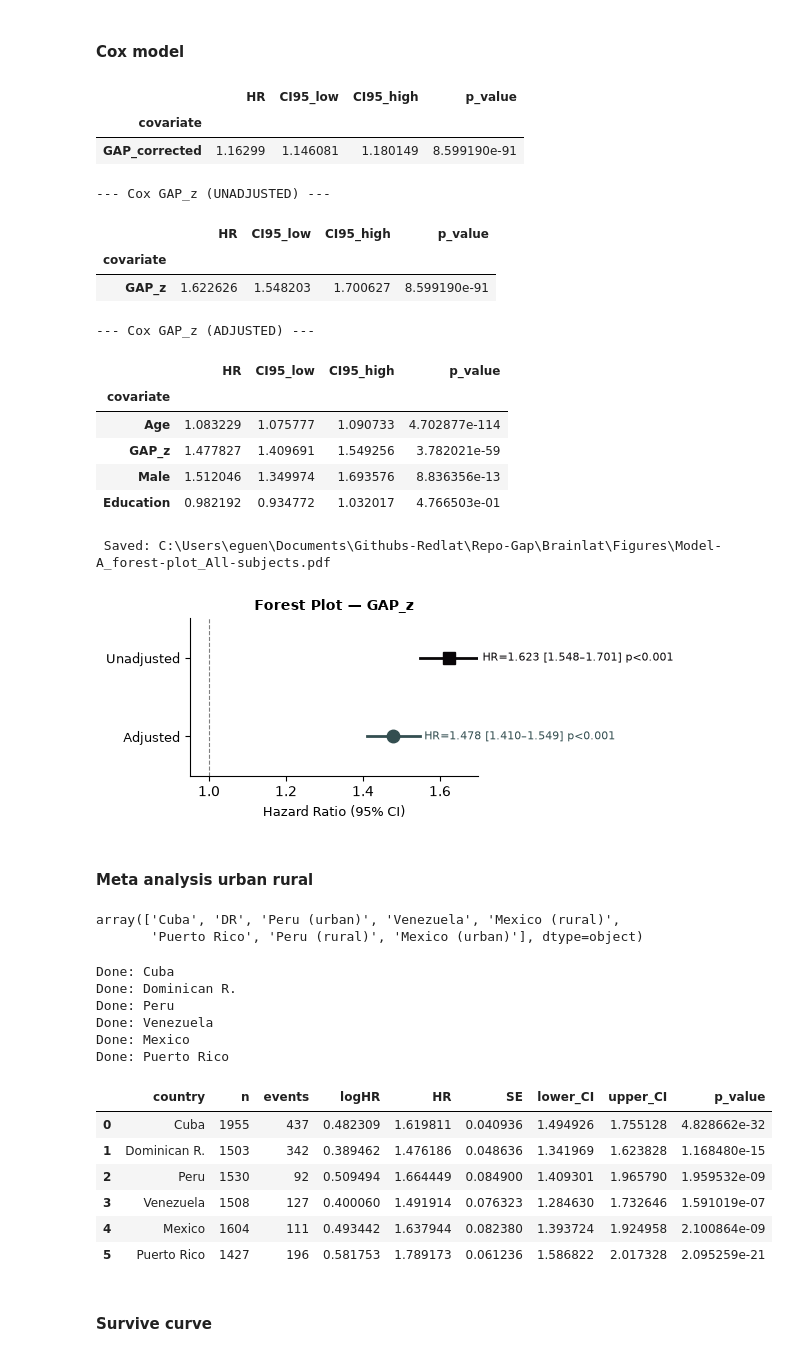
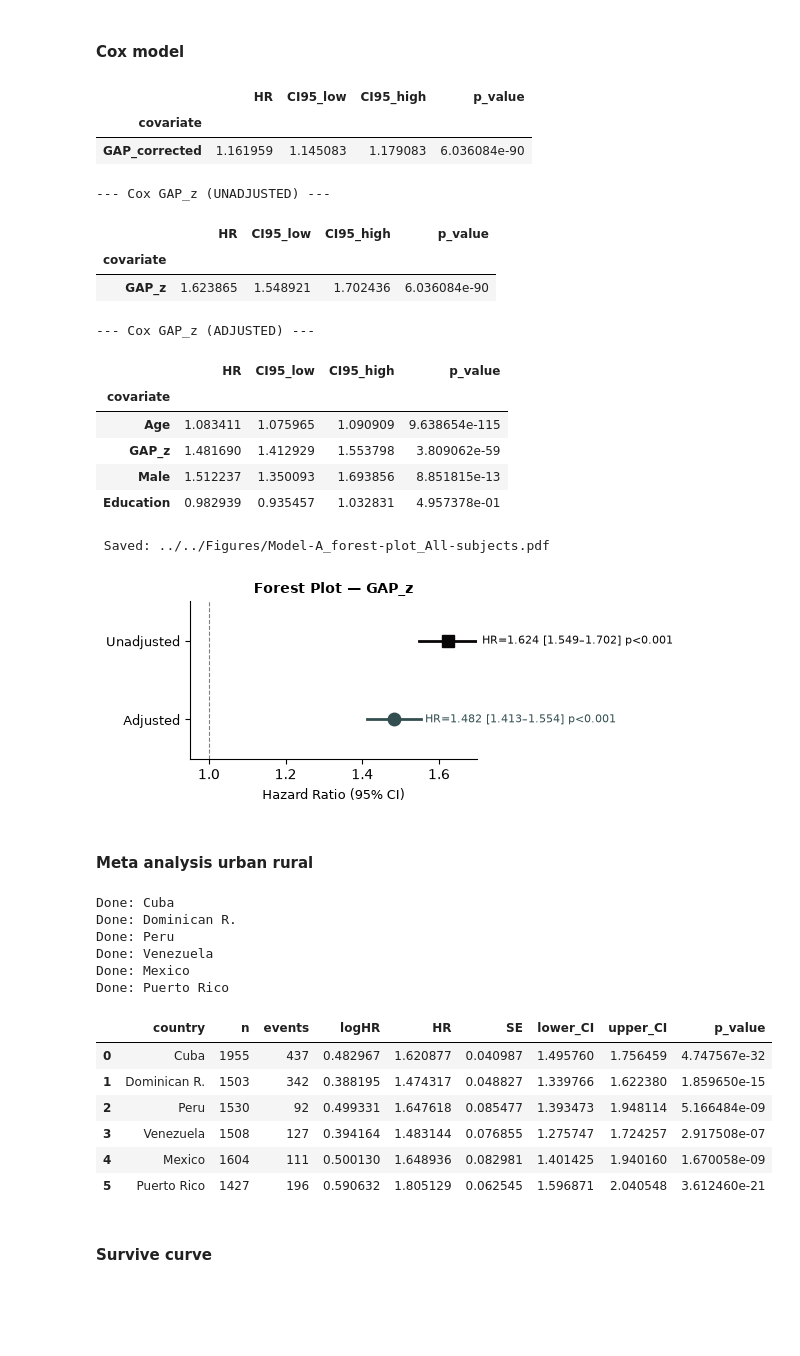
Before and after one commit to sowiroar/BBAGs-Mortality, a Jupyter notebook: Code/Mortality_Models/Survival_Model-A_Full.ipynb, the cells around one changed output. Cells and saved outputs as stored; diff of their text form; code cells hidden in the pictures; blank space fills up the shorter version.

```diff
--- a/Code/Mortality_Models/Survival_Model-A_Full.ipynb
+++ b/Code/Mortality_Models/Survival_Model-A_Full.ipynb
@@ -48,7 +38,12 @@ matched = df_incident.merge(results_GB_orig, on="uid", how="inner", suffixes=("_
 # %% [markdown]
 ### All subjects
 # %%
-matched = df_incident.merge(results_GB_orig, on="uid", how="inner", suffixes=("_inc", "_gb"))
+matched = df_incident.dropna(subset=['uid']).merge(
+    results_GB_orig.dropna(subset=['uid']),
+    on="uid",
+    how="inner",
+    suffixes=("_inc", "_gb")
+)
 
 matched["date"] = pd.to_datetime(matched["date"], errors="coerce")
 matched["death_date"] = pd.to_datetime(matched["death_date"], errors="coerce")
@@ -128,6 +118,7 @@ def forest_plot_gap(cph_unadj, cph_adj,
 # %% [markdown]
 #### Cox model
 # %%
+from IPython.display import display
 df_surv = matched[['time_years', 'event', 'GAP_corrected']].dropna()
 
 cph = CoxPHFitter().fit(df_surv, duration_col='time_years', event_col='event')
@@ -139,11 +130,11 @@ out = out.rename(columns={
   'exp(coef) upper 95%': 'CI95_high',
   'p': 'p_value'
 })
-out
+display(out)
 # %% [output]
 |  | HR | CI95_low | CI95_high | p_value |
 | covariate |  |  |  |  |
-| GAP_corrected | 1.16299 | 1.146081 | 1.180149 | 8.599190e-91 |
+| GAP_corrected | 1.161959 | 1.145083 | 1.179083 | 6.036084e-90 |
 # %%
 covars = ['Age', 'Male', 'Education']
 # %%
@@ -174,29 +165,24 @@ display(compact_all(cph_z_adj))
 --- Cox GAP_z (UNADJUSTED) ---
 |  | HR | CI95_low | CI95_high | p_value |
 | covariate |  |  |  |  |
-| GAP_z | 1.622626 | 1.548203 | 1.700627 | 8.599190e-91 |
+| GAP_z | 1.623865 | 1.548921 | 1.702436 | 6.036084e-90 |
 --- Cox GAP_z (ADJUSTED) ---
 |  | HR | CI95_low | CI95_high | p_value |
 | covariate |  |  |  |  |
-| Age | 1.083229 | 1.075777 | 1.090733 | 4.702877e-114 |
-| GAP_z | 1.477827 | 1.409691 | 1.549256 | 3.782021e-59 |
-| Male | 1.512046 | 1.349974 | 1.693576 | 8.836356e-13 |
-| Education | 0.982192 | 0.934772 | 1.032017 | 4.766503e-01 |
+| Age | 1.083411 | 1.075965 | 1.090909 | 9.638654e-115 |
+| GAP_z | 1.481690 | 1.412929 | 1.553798 | 3.809062e-59 |
+| Male | 1.512237 | 1.350093 | 1.693856 | 8.851815e-13 |
+| Education | 0.982939 | 0.935457 | 1.032831 | 4.957378e-01 |
 # %%
 forest_plot_gap(cph_z_unadj, cph_z_adj,
         color_unadj="#090608",
         color_adj="#334E50",
-        save_path=r"Figures\Model-A_forest-plot_All-subjects.pdf")
+        save_path="../../Figures/Model-A_forest-plot_All-subjects.pdf")
 # %% [output]
- Saved: C:\Users\eguen\Documents\Githubs-Redlat\Repo-Gap\Brainlat\Figures\Model-A_forest-plot_All-subjects.pdf
+ Saved: ../../Figures/Model-A_forest-plot_All-subjects.pdf
 [figure]
 # %% [markdown]
 #### Meta analysis urban rural
-# %%
-matched['Countries_inc'].unique()
-# %% [output]
-array(['Cuba', 'DR', 'Peru (urban)', 'Venezuela', 'Mexico (rural)',
-       'Puerto Rico', 'Peru (rural)', 'Mexico (urban)'], dtype=object)
 # %%
 meta_results = []
 
@@ -243,40 +229,40 @@ for country in matched_for_meta['Countries_inc'].dropna().unique():
 
     row = cph_z_unadj.summary.loc["GAP_z"]
 
     meta_results.append({
       "country": country,
       "n": n,
       "events": n_events,
       "logHR": row["coef"],
       "HR": row["exp(coef)"],
       "SE": row["se(coef)"],
       "lower_CI": row["exp(coef) lower 95%"],
       "upper_CI": row["exp(coef) upper 95%"],
       "p_value": row["p"]
     })
 
     print(f"Done: {country}")
 
   except Exception as e:
     print(f"Error in {country}: {e}")
 
 meta_df = pd.DataFrame(meta_results)
-meta_df.to_csv(r'MetaAnalysis\Model-A-meta-table.csv')
+meta_df.to_csv('../../MetaAnalysis/Model-A-meta-table.csv')
 display(meta_df)
 # %% [output]
 Done: Cuba
 Done: Dominican R.
 Done: Peru
 Done: Venezuela
 Done: Mexico
 Done: Puerto Rico
 |  | country | n | events | logHR | HR | SE | lower_CI | upper_CI | p_value |
-| 0 | Cuba | 1955 | 437 | 0.482309 | 1.619811 | 0.040936 | 1.494926 | 1.755128 | 4.828662e-32 |
-| 1 | Dominican R. | 1503 | 342 | 0.389462 | 1.476186 | 0.048636 | 1.341969 | 1.623828 | 1.168480e-15 |
-| 2 | Peru | 1530 | 92 | 0.509494 | 1.664449 | 0.084900 | 1.409301 | 1.965790 | 1.959532e-09 |
-| 3 | Venezuela | 1508 | 127 | 0.400060 | 1.491914 | 0.076323 | 1.284630 | 1.732646 | 1.591019e-07 |
-| 4 | Mexico | 1604 | 111 | 0.493442 | 1.637944 | 0.082380 | 1.393724 | 1.924958 | 2.100864e-09 |
-| 5 | Puerto Rico | 1427 | 196 | 0.581753 | 1.789173 | 0.061236 | 1.586822 | 2.017328 | 2.095259e-21 |
+| 0 | Cuba | 1955 | 437 | 0.482967 | 1.620877 | 0.040987 | 1.495760 | 1.756459 | 4.747567e-32 |
+| 1 | Dominican R. | 1503 | 342 | 0.388195 | 1.474317 | 0.048827 | 1.339766 | 1.622380 | 1.859650e-15 |
+| 2 | Peru | 1530 | 92 | 0.499331 | 1.647618 | 0.085477 | 1.393473 | 1.948114 | 5.166484e-09 |
+| 3 | Venezuela | 1508 | 127 | 0.394164 | 1.483144 | 0.076855 | 1.275747 | 1.724257 | 2.917508e-07 |
+| 4 | Mexico | 1604 | 111 | 0.500130 | 1.648936 | 0.082981 | 1.401425 | 1.940160 | 1.670058e-09 |
+| 5 | Puerto Rico | 1427 | 196 | 0.590632 | 1.805129 | 0.062545 | 1.596871 | 2.040548 | 3.612460e-21 |
 # %% [markdown]
 #### Survive curve
 # %%
```
Also changed, not shown: parts of 56 cells of this notebook, 58 other files.
